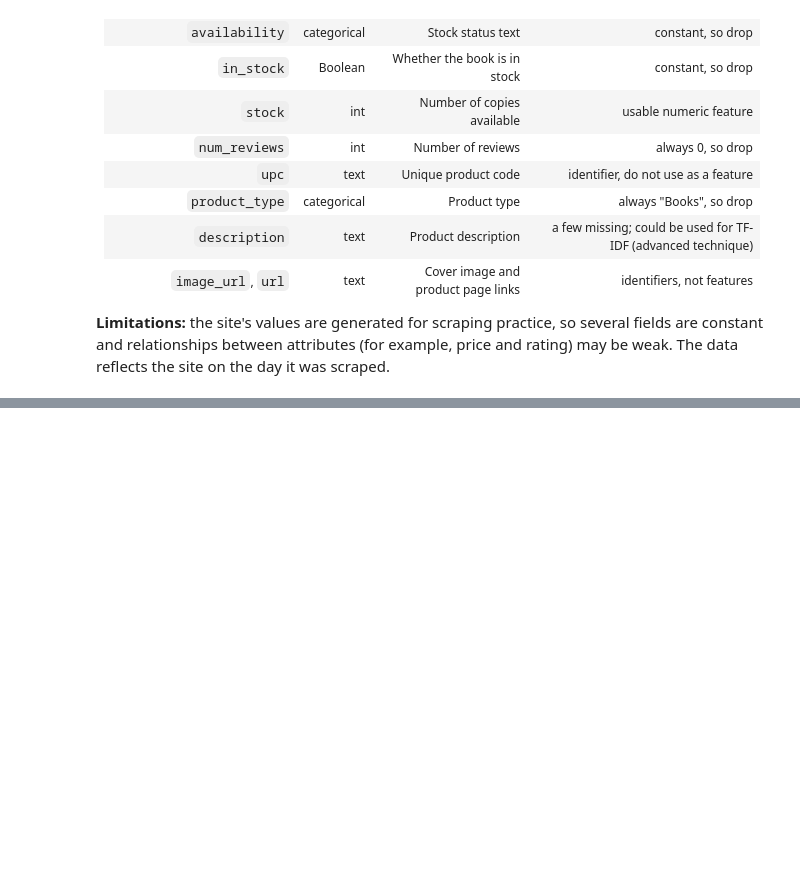
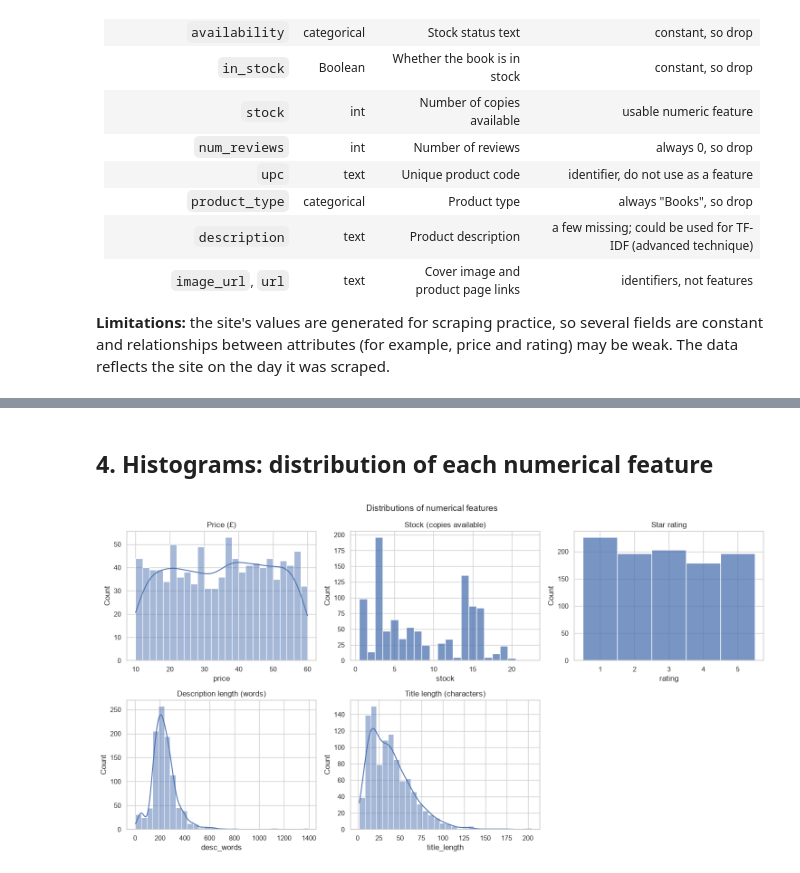
Before and after one commit to Sufwan499/E-CommerceProject_L250035, a Jupyter notebook: PFAI_Project_25L_0035.ipynb, the cells around one changed output, grey strips where cells are left out. Cells and saved outputs as stored; diff of their text form; code cells hidden in the pictures; blank space fills up the shorter version.

```diff
--- a/PFAI_Project_25L_0035.ipynb
+++ b/PFAI_Project_25L_0035.ipynb
@@ -533,0 +645,10 @@ Name: count, dtype: int64
+# %%
+df["desc_words"] = df["description"].str.split().str.len()   # books with no description stay missing (NaN), not 0
+df["title_length"] = df["title"].str.len()
+
+num_cols = ["price", "stock", "rating", "desc_words", "title_length"]
+
+summary = df[num_cols].describe().T
+summary["median"] = df[num_cols].median()
+summary["skew"] = df[num_cols].skew()
+summary.round(2)
@@ -533,0 +675,29 @@ Name: count, dtype: int64
+# %% [markdown]
+## 4. Histograms: distribution of each numerical feature
+# %%
+fig, axes = plt.subplots(2, 3, figsize=(15, 8))
+axes = axes.ravel()
+
+sns.histplot(df["price"], bins=25, kde=True, ax=axes[0])
+axes[0].set_title("Price (£)")
+
+sns.histplot(df["stock"], discrete=True, ax=axes[1])
+axes[1].set_title("Stock (copies available)")
+
+sns.histplot(df["rating"], discrete=True, ax=axes[2])
+axes[2].set_title("Star rating")
+axes[2].set_xticks([1, 2, 3, 4, 5])
+
+sns.histplot(df["desc_words"], bins=30, kde=True, ax=axes[3])
+axes[3].set_title("Description length (words)")
+
+sns.histplot(df["title_length"], bins=30, kde=True, ax=axes[4])
+axes[4].set_title("Title length (characters)")
+
+axes[5].axis("off")
+fig.suptitle("Distributions of numerical features", fontsize=14)
+fig.tight_layout()
+save(fig, "01_histograms")
+plt.show()
+# %% [output]
+[figure, added]
```
Also changed, not shown: parts of 35 cells of this notebook.
